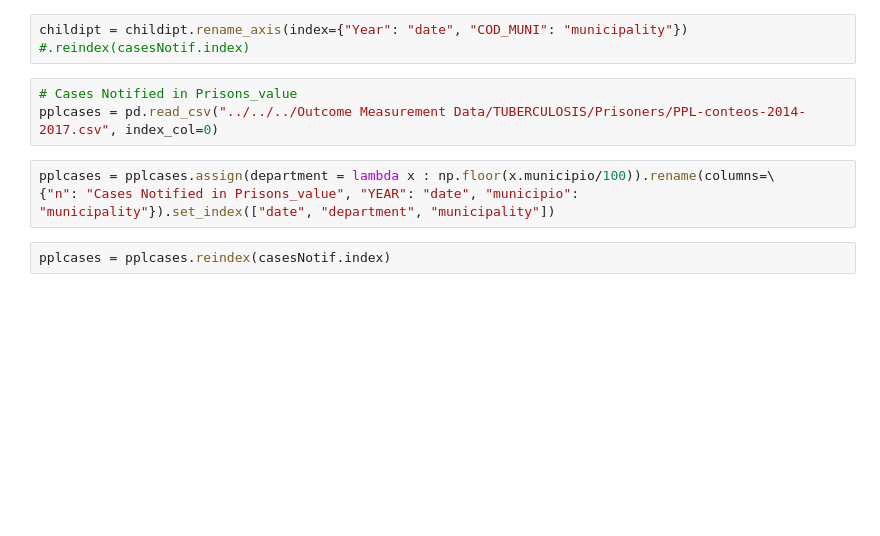
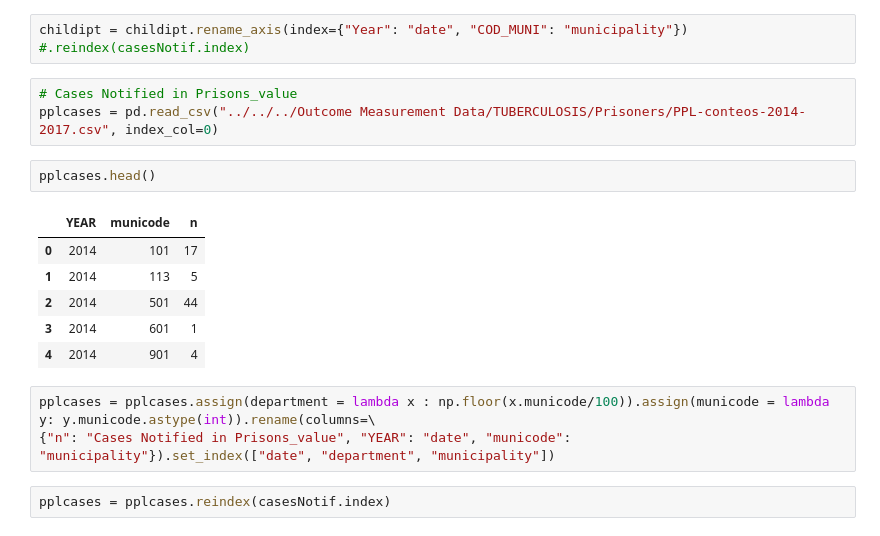
Before and after one commit to Guitlle/gf, a Jupyter notebook: impact_evaluation/gtm_tb/Prepare SEM data.ipynb, the cells around one changed output. Saved outputs shown, nothing was run; the diff lists cells and outputs as text; blank space fills up the shorter version.

```diff
--- a/impact_evaluation/gtm_tb/Prepare SEM data.ipynb
+++ b/impact_evaluation/gtm_tb/Prepare SEM data.ipynb
@@ -134,9 +134,18 @@ childipt = childipt.rename_axis(index={"Year": "date", "COD_MUNI": "municipality
 # %%
 # Cases Notified in Prisons_value
 pplcases = pd.read_csv("../../../Outcome Measurement Data/TUBERCULOSIS/Prisoners/PPL-conteos-2014-2017.csv", index_col=0)
+# %%
+pplcases.head()
+# %% [output]
+|  | YEAR | municode | n |
+| 0 | 2014 | 101 | 17 |
+| 1 | 2014 | 113 | 5 |
+| 2 | 2014 | 501 | 44 |
+| 3 | 2014 | 601 | 1 |
+| 4 | 2014 | 901 | 4 |
 # %%
-pplcases = pplcases.assign(department = lambda x : np.floor(x.municipio/100)).rename(columns=\
-{"n": "Cases Notified in Prisons_value", "YEAR": "date", "municipio": "municipality"}).set_index(["date", "department", "municipality"])
+pplcases = pplcases.assign(department = lambda x : np.floor(x.municode/100)).assign(municode = lambda y: y.municode.astype(int)).rename(columns=\
+{"n": "Cases Notified in Prisons_value", "YEAR": "date", "municode": "municipality"}).set_index(["date", "department", "municipality"])
 # %%
 pplcases = pplcases.reindex(casesNotif.index)
 # %%
```
Also changed, not shown: parts of 36 cells of this notebook.
